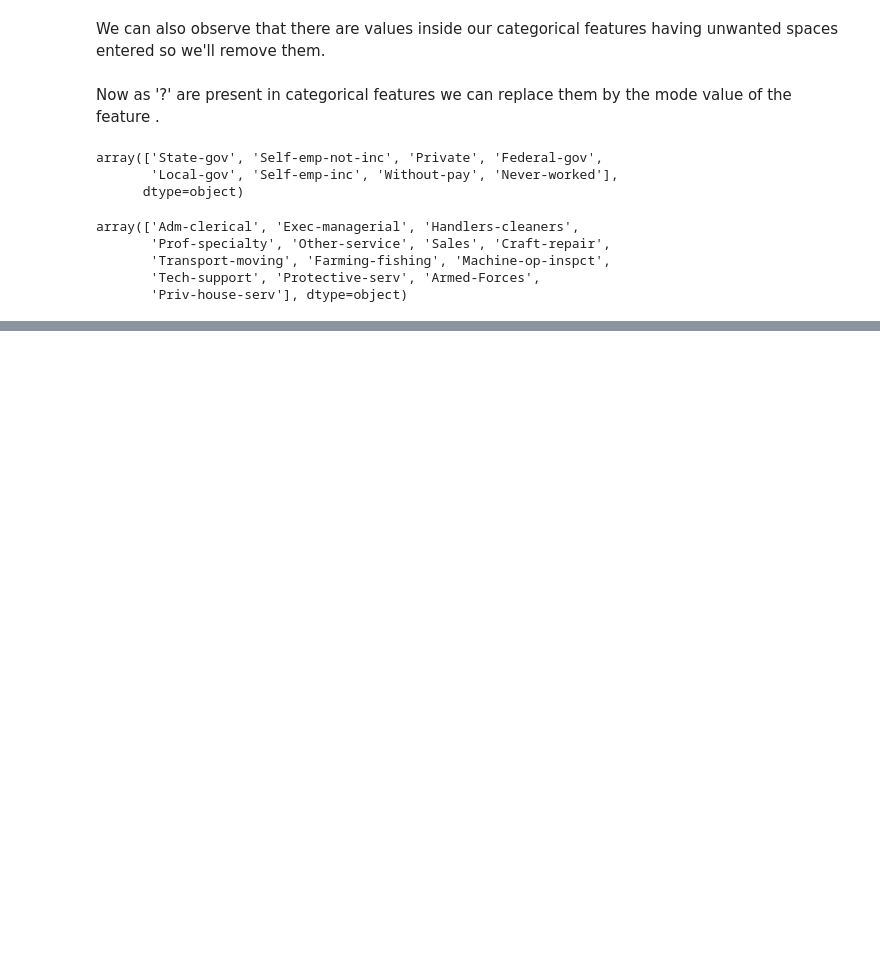
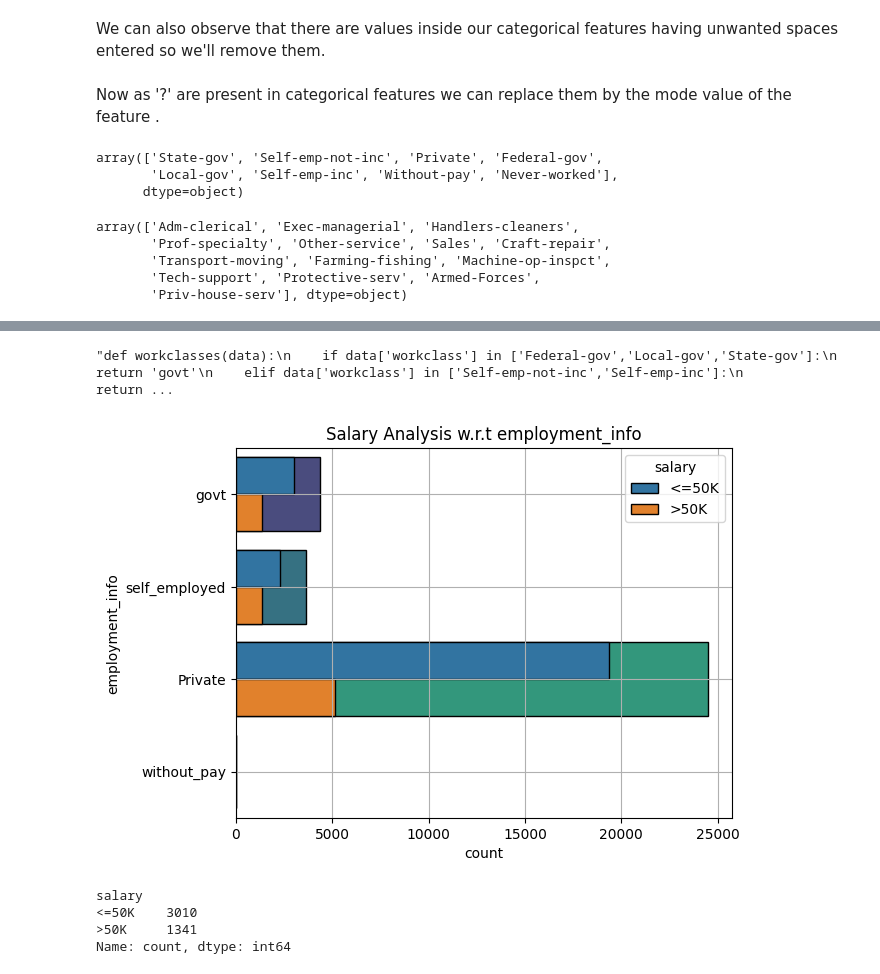
Before and after one commit to Adroit10/AdultCensus_IncomePrediction, a Jupyter notebook: notebooks/EDA.ipynb, the cells around one changed output, grey strips where cells are left out. Drawn from its saved outputs; the diff is of its cells as text; code cells hidden in the pictures; blank space fills up the shorter version.

```diff
--- a/notebooks/EDA.ipynb
+++ b/notebooks/EDA.ipynb
@@ -352,5 +361,5 @@ for feature in categorical_columns:
 Now as '?' are present in categorical features we can replace them by the mode value of the feature .
 # %%
 for col in ['workclass','occupation']:
-    df[col].replace('?',df[col].mode()[0],inplace=True)
+    df1[col].replace('?',df1[col].mode()[0],inplace=True)
 # %%
@@ -397,0 +379,50 @@ encoder=LabelEncoder()
+# %%
+'''def workclasses(data):
+    if data['workclass'] in ['Federal-gov','Local-gov','State-gov']:
+        return 'govt'
+    elif data['workclass'] in ['Self-emp-not-inc','Self-emp-inc']:
+        return 'self_employed'
+    elif data['workclass']=='Private':
+        return 'Private'
+    else:
+        return 'without_pay'
+
+df1['employment_info']=df1.apply(workclasses,axis=1)
+employement_map={'govt':0,'Private':1,'self_employed':2,'without_pay':3}
+df1['employment_info']=df1['employment_info'].map(employement_map)
+'''
+# %% [output]
+"def workclasses(data):\n    if data['workclass'] in ['Federal-gov','Local-gov','State-gov']:\n        return 'govt'\n    elif data['workclass'] in ['Self-emp-not-inc','Self-emp-inc']:\n        return ...
+# %%
+df1['sex']=df1['sex'].map({'Male':1,'Female':0}).astype(int)
+df1['marital-status']=df1['marital-status'].map({'married':1,'unmarried':0}).astype(int)
+# %%
+def workclasses(data):
+    if data['workclass'] in ['Federal-gov','Local-gov','State-gov']:
+        return 'govt'
+    elif data['workclass'] in ['Self-emp-not-inc','Self-emp-inc']:
+        return 'self_employed'
+    elif data['workclass']=='Private':
+        return 'Private'
+    else:
+        return 'without_pay'
+
+df1['employment_info']=df1.apply(workclasses,axis=1)
+# %%
+
+sns.countplot(data=df1,y='employment_info',palette='viridis',edgecolor='black')
+plt.title('Distribution of {}'.format('employment_info'))
+plt.grid(True)
+sns.countplot(data=df1,y='employment_info',hue='salary',edgecolor='black')
+plt.title('Salary Analysis w.r.t {}'.format('employment_info'))
+plt.grid(True)
+plt.show()
+# %% [output]
+[figure, added]
+# %%
+df1[df1['employment_info']=='govt']['salary'].value_counts()
+# %% [output]
+salary
+<=50K    3010
+>50K     1341
+Name: count, dtype: int64
```
Also changed, not shown: parts of 30 cells of this notebook, 3 other files.
